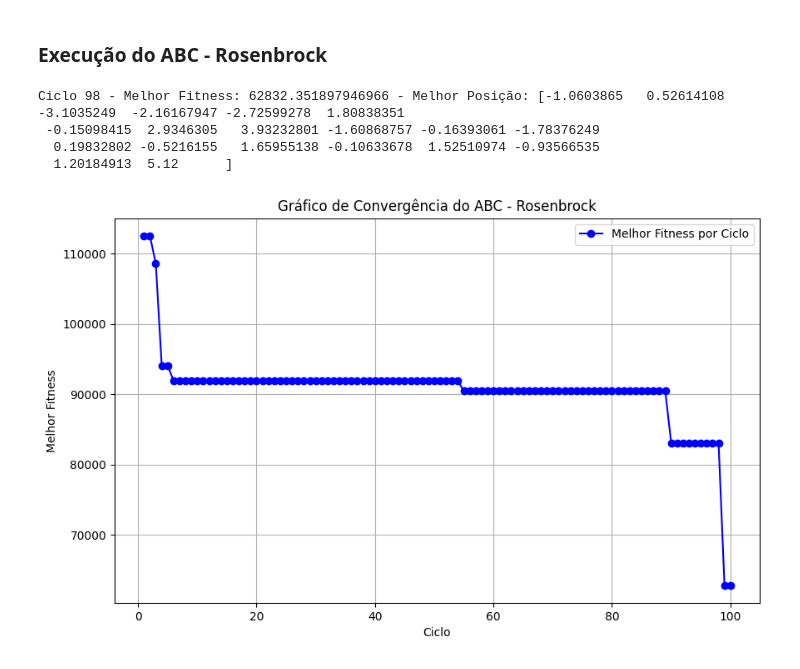
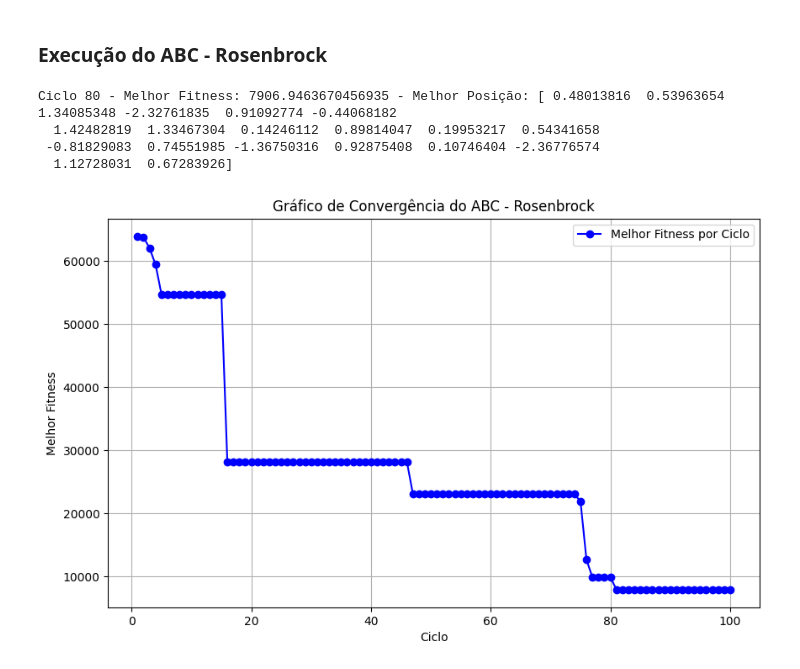
Before and after one commit to Guiioff/Algoritmos-Otimizacao, a Jupyter notebook: alg_abc.ipynb, the cells around one changed output. Saved outputs shown, nothing was run; the diff lists cells and outputs as text; code cells hidden in the pictures.

```diff
--- a/alg_abc.ipynb
+++ b/alg_abc.ipynb
@@ -225,18 +225,18 @@ Ciclo 91 - Melhor Fitness: 1787.0637224725915 - Melhor Posição: [  3.58957262
 # %%
 alg = AlgoritmoABC(dimensoes=20,
                    limite_min=-5.12,
                    limite_max=5.12,
-                   tamanho_populacao=10,
+                   tamanho_populacao=50,
                    fator_abandono=5,
                    ciclos=100,
                    funcao_fitness=rosenbrock)
 
 historico_fitness = alg.executar()
 alg.exibir_melhor_fitness()
 alg.plotar_grafico_convergencia(historico_fitness=historico_fitness,funcao_fitness="Rosenbrock")
 # %% [output]
-Ciclo 98 - Melhor Fitness: 62832.351897946966 - Melhor Posição: [-1.0603865   0.52614108 -3.1035249  -2.16167947 -2.72599278  1.80838351
- -0.15098415  2.9346305   3.93232801 -1.60868757 -0.16393061 -1.78376249
-  0.19832802 -0.5216155   1.65955138 -0.10633678  1.52510974 -0.93566535
-  1.20184913  5.12      ]
+Ciclo 80 - Melhor Fitness: 7906.9463670456935 - Melhor Posição: [ 0.48013816  0.53963654  1.34085348 -2.32761835  0.91092774 -0.44068182
+  1.42482819  1.33467304  0.14246112  0.89814047  0.19953217  0.54341658
+ -0.81829083  0.74551985 -1.36750316  0.92875408  0.10746404 -2.36776574
+  1.12728031  0.67283926]
-[figure, old version]
+[figure, new version]
```
Also changed, not shown: parts of 2 cells of this notebook.
